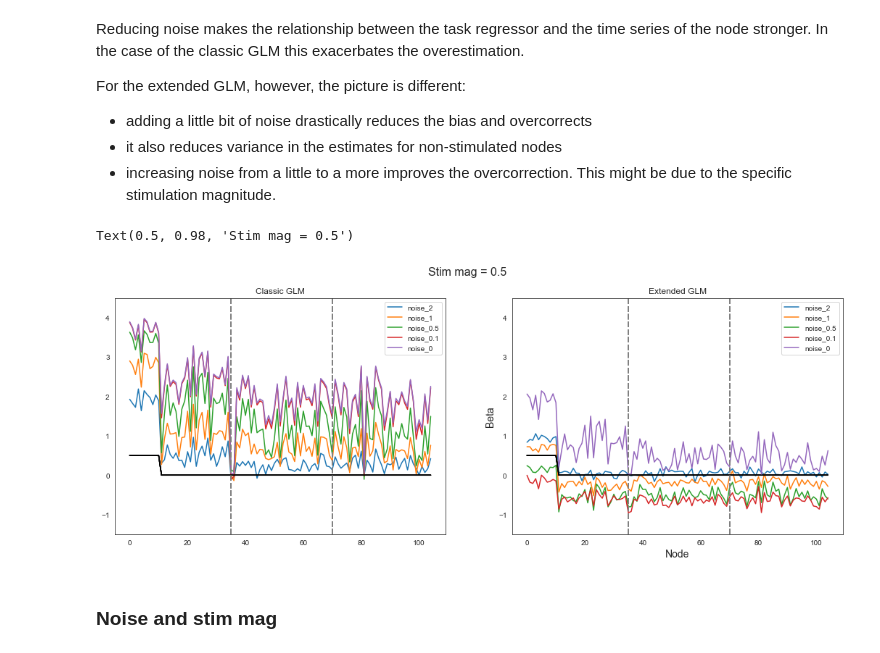
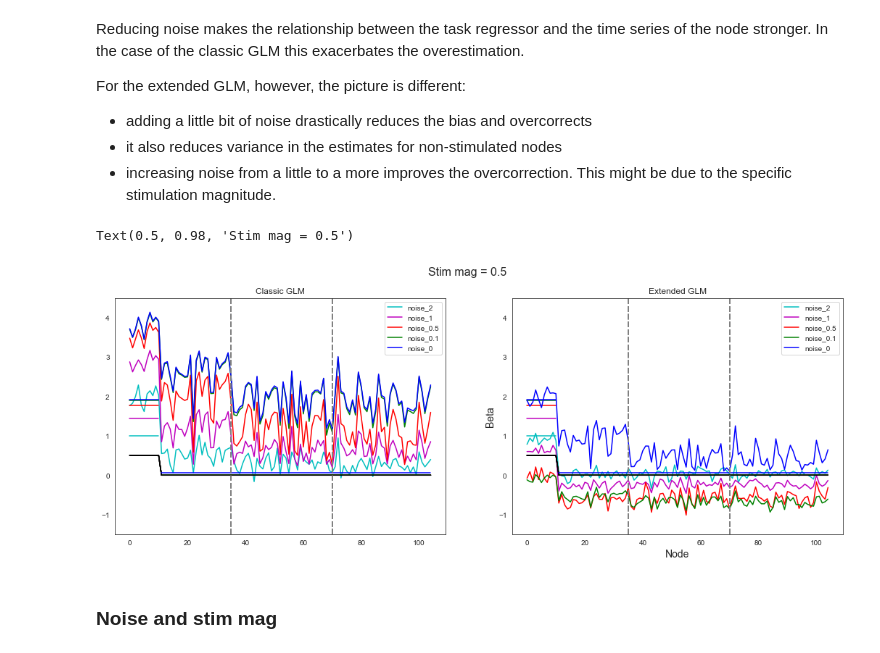
Before and after one commit to zenkavi/DevStudy_FmriNbs, a Jupyter notebook: notebooks/informationtransfermapping/TheoreticalResults/Zenkavi_Simulations/Extended_GLM_neural_network_level.ipynb, the cells around one changed output. Drawn from its saved outputs; the diff is of its cells as text; code cells hidden in the pictures.

Commit message:
added new correct baseline

```diff
--- a/notebooks/informationtransfermapping/TheoreticalResults/Zenkavi_Simulations/Extended_GLM_neural_network_level.ipynb
+++ b/notebooks/informationtransfermapping/TheoreticalResults/Zenkavi_Simulations/Extended_GLM_neural_network_level.ipynb
@@ -499,7 +490,8 @@ for i in range(2):
     for j in rkeys:
         if j == 'noise_0':
             a[i].plot(range(noise_ts[j].shape[1]), noise_ts[j][curn,:], linewidth = 6,label=j)
-        a[i].plot(range(noise_ts[j].shape[1]), noise_ts[j][curn,:],label=j)
+        else:
+            a[i].plot(range(noise_ts[j].shape[1]), noise_ts[j][curn,:],label=j)
     a[i].plot(range(noise_ts[j].shape[1]), td_stimtimes_0_5[0], label="Task", color="black")
     a[i].legend(loc="best")
     a[i].set_ylim([-6,6])
@@ -528,27 +522,56 @@ true_task_stim[base_stim_nodes] = .5
+# %%
+flatten = lambda l: [item for sublist in l for item in sublist]
+
+def get_true_baseline(ts, stim_nodes = np.array(range(11)), nonstim_nodes = np.array(range(11, 105))):
+    stim_t = []
+    nonstim_t = []
+
+    for t in range(len(ts[0])):
+        if t%2000>500 and t%2000<1000:
+            stim_t.append(ts[stim_nodes,t])
+        else:
+            nonstim_t.append(ts[nonstim_nodes, t])
+
+    stim_t = flatten(stim_t)
+    nonstim_t = flatten(nonstim_t)
+
+    return(np.mean(stim_t), np.mean(nonstim_t))
+# %%
+col_lookup = {'noise_0': "b",
+ 'noise_0.1': "g",
+ 'noise_0.5': "r",
+ 'noise_1': "m",
+ 'noise_2': "c"}
 # %%
 plt.rcParams["figure.figsize"][0] = 18
 plt.rcParams["figure.figsize"][1] = 6
 fig, a =  plt.subplots(1,2)
 
 glms = [ucr_glms, ext_glms]
 
 for i in range(len(glms)):
     for j in rkeys:
-        a[i].plot(glms[i][j], label = j)
+        a[i].plot(glms[i][j], label = j, color = col_lookup[j])
         a[i].plot(true_task_stim, color = "black")
+        stim_baseline, nonstim_baseline = get_true_baseline(noise_ts[j])
+
+        a[i].plot(np.concatenate((np.repeat(stim_baseline, 11), np.repeat(np.nan,94))),
+                  color = col_lookup[j])
+
+        a[i].plot(np.concatenate((np.repeat(np.nan, 11), np.repeat(nonstim_baseline,94))), color = col_lookup[j])
         for n in range(1,3):
             a[i].axvline(x=35*n,linewidth=2, color='gray', ls = "--")
         a[i].legend(loc="best")
         a[i].set_ylim([-1.5,4.5])
 
 plt.ylabel('Beta',fontsize=14)
 plt.xlabel('Node',fontsize=14)
 a[0].set_title("Classic GLM")
 a[1].set_title("Extended GLM")
 fig.suptitle("Stim mag = 0.5", fontsize = 16)
 # %% [output]
 Text(0.5, 0.98, 'Stim mag = 0.5')
-[figure, old version]
+[figure, new version]
 # %% [markdown]
 ### Noise and stim mag
 # %%
```
Also changed, not shown: parts of 7 cells of this notebook, 1 other file.
